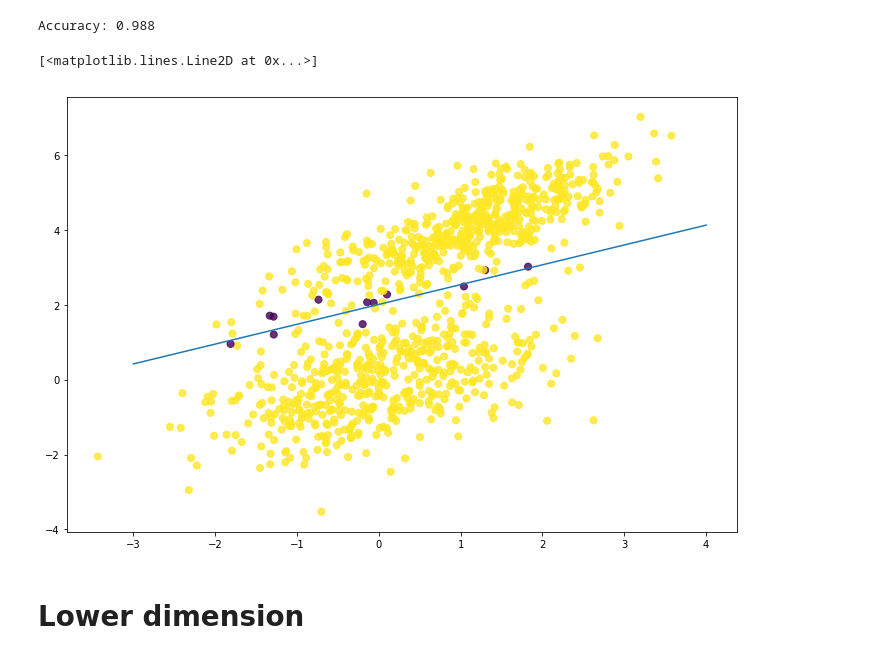
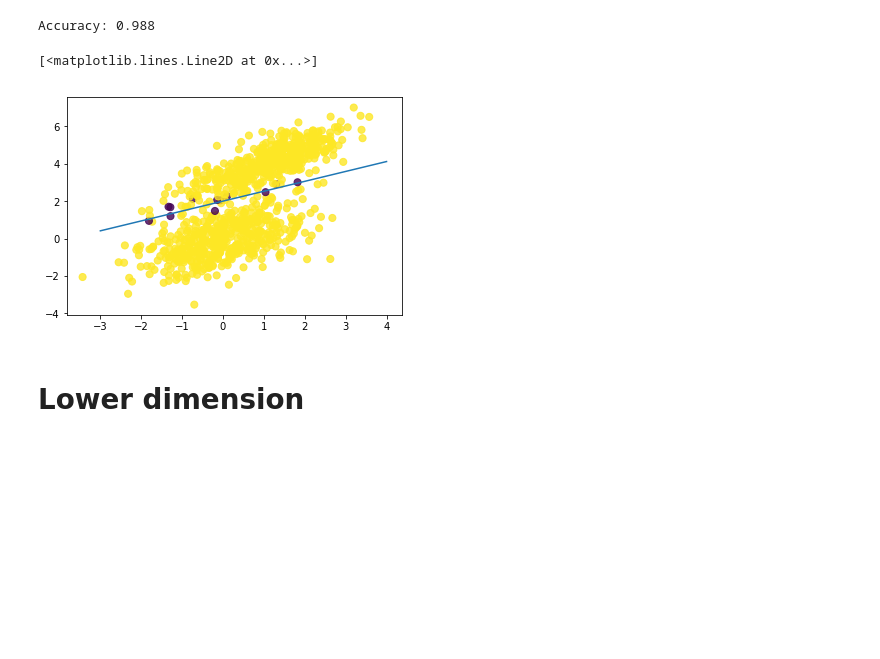
Before and after one commit to sphinxteam/mlcourse_2019, a Jupyter notebook: lec1/Logistic and representer.ipynb, the cells around one changed output. Drawn from its saved outputs; the diff is of its cells as text; code cells hidden in the pictures; blank space fills up the shorter version.

```diff
--- a/lec1/Logistic and representer.ipynb
+++ b/lec1/Logistic and representer.ipynb
@@ -104,13 +104,13 @@ print('Accuracy: {0}'.format((preds == labels).sum().astype(float) / len(preds))
 # %% [output]
 Accuracy: 0.988
 # %%
-plt.figure(figsize = (12, 8))
+plt.figure(figsize = (6, 4))
 plt.scatter(dataset[:, 0], dataset[:, 1],
             c = (preds == labels) , alpha = .8, s = 50)
 plt.plot([-3,4],[myline(-3),myline(4)])
 # %% [output]
 [<matplotlib.lines.Line2D at 0x...>]
-[figure, old version]
+[figure, new version]
 # %% [markdown]
 # Lower dimension
 # %% [markdown]
```
Also changed, not shown: parts of 7 cells of this notebook.
